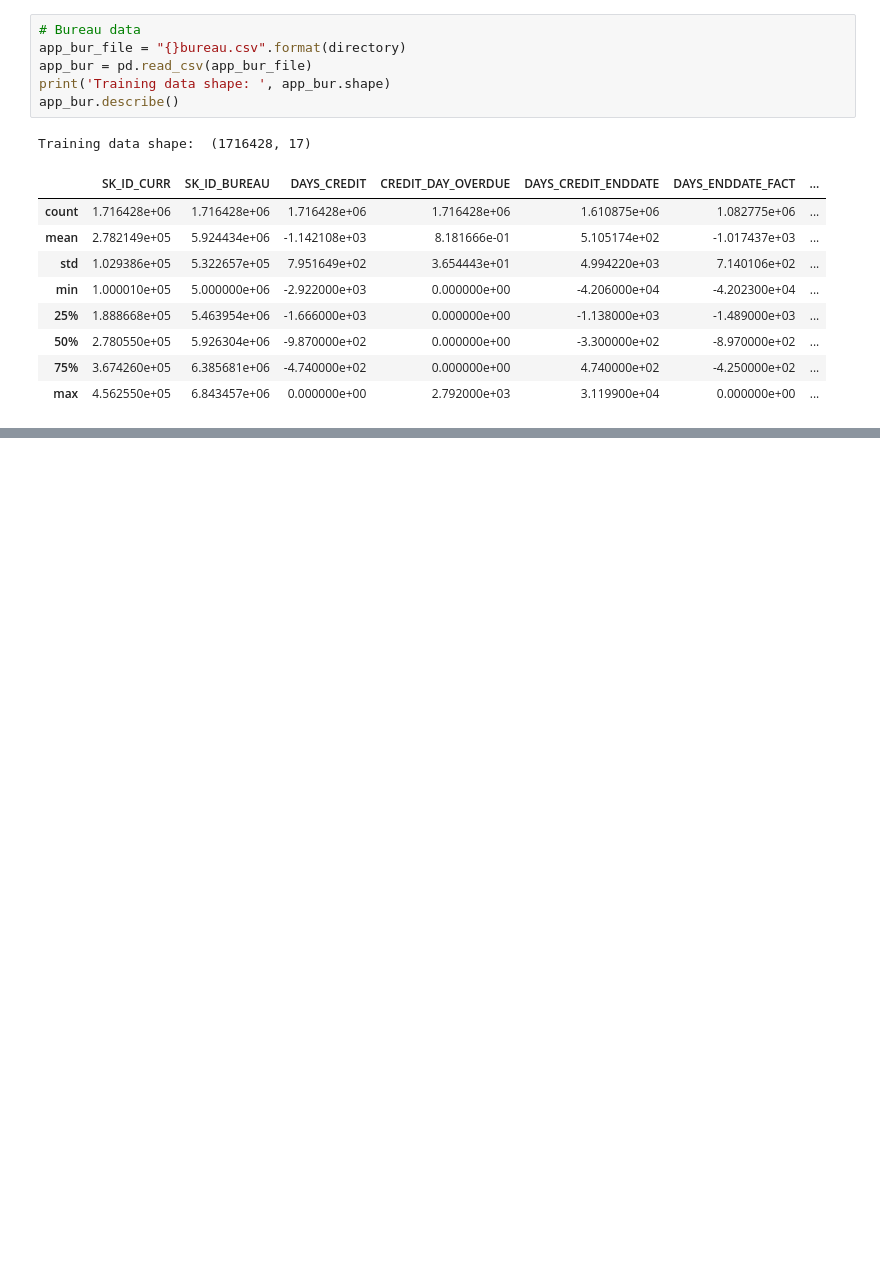
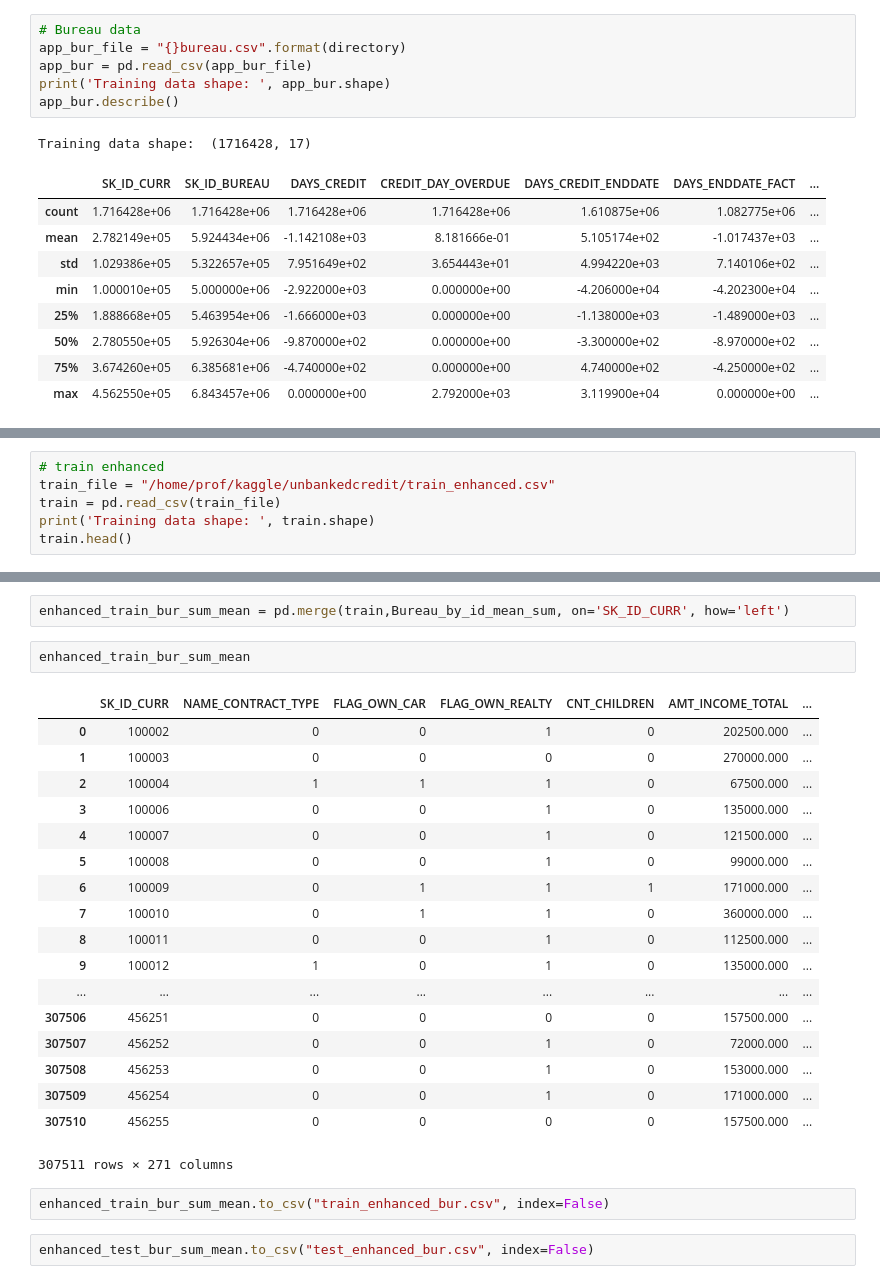
Before and after one commit to LegalEd/unbankedcredit, a Jupyter notebook: BureauData.ipynb, the cells around one changed output, grey strips where cells are left out. Saved outputs shown, nothing was run; the diff lists cells and outputs as text; blank space fills up the shorter version.

```diff
--- a/BureauData.ipynb
+++ b/BureauData.ipynb
@@ -149,0 +347,6 @@ Training data shape:  (1716428, 17)
+# %%
+# train enhanced
+train_file = "/home/prof/kaggle/unbankedcredit/train_enhanced.csv"
+train = pd.read_csv(train_file)
+print('Training data shape: ', train.shape)
+train.head()
@@ -149,0 +361,27 @@ Training data shape:  (1716428, 17)
+# %%
+enhanced_train_bur_sum_mean = pd.merge(train,Bureau_by_id_mean_sum, on='SK_ID_CURR', how='left')
+# %%
+enhanced_train_bur_sum_mean
+# %% [output]
+|  | SK_ID_CURR | NAME_CONTRACT_TYPE | FLAG_OWN_CAR | FLAG_OWN_REALTY | CNT_CHILDREN | AMT_INCOME_TOTAL | ... |
+| 0 | 100002 | 0 | 0 | 1 | 0 | 202500.000 | ... |
+| 1 | 100003 | 0 | 0 | 0 | 0 | 270000.000 | ... |
+| 2 | 100004 | 1 | 1 | 1 | 0 | 67500.000 | ... |
+| 3 | 100006 | 0 | 0 | 1 | 0 | 135000.000 | ... |
+| 4 | 100007 | 0 | 0 | 1 | 0 | 121500.000 | ... |
+| 5 | 100008 | 0 | 0 | 1 | 0 | 99000.000 | ... |
+| 6 | 100009 | 0 | 1 | 1 | 1 | 171000.000 | ... |
+| 7 | 100010 | 0 | 1 | 1 | 0 | 360000.000 | ... |
+| 8 | 100011 | 0 | 0 | 1 | 0 | 112500.000 | ... |
+| 9 | 100012 | 1 | 0 | 1 | 0 | 135000.000 | ... |
+| ... | ... | ... | ... | ... | ... | ... | ... |
+| 307506 | 456251 | 0 | 0 | 0 | 0 | 157500.000 | ... |
+| 307507 | 456252 | 0 | 0 | 1 | 0 | 72000.000 | ... |
+| 307508 | 456253 | 0 | 0 | 1 | 0 | 153000.000 | ... |
+| 307509 | 456254 | 0 | 0 | 1 | 0 | 171000.000 | ... |
+| 307510 | 456255 | 0 | 0 | 0 | 0 | 157500.000 | ... |
+307511 rows × 271 columns
+# %%
+enhanced_train_bur_sum_mean.to_csv("train_enhanced_bur.csv", index=False)
+# %%
+enhanced_test_bur_sum_mean.to_csv("test_enhanced_bur.csv", index=False)
```
Also changed, not shown: parts of 23 cells of this notebook.
